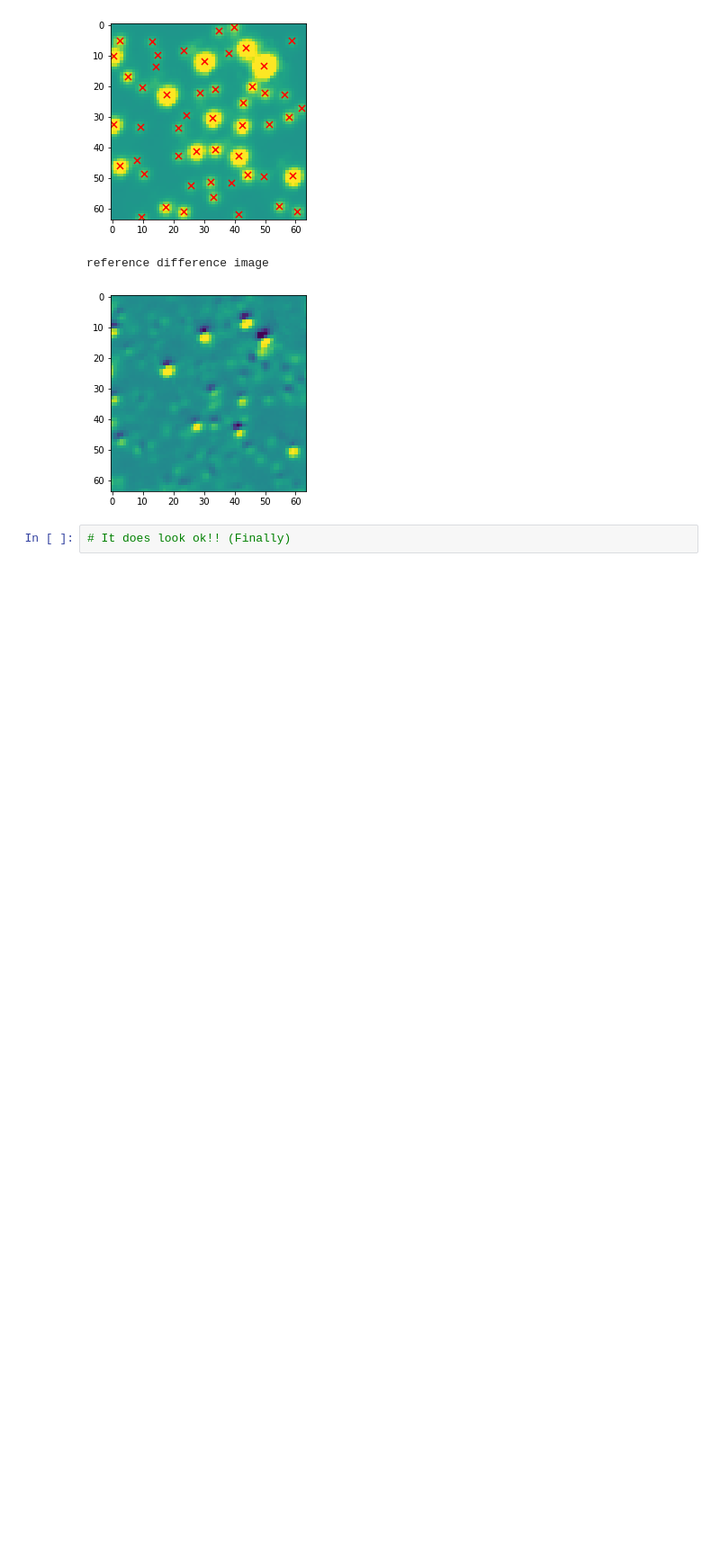
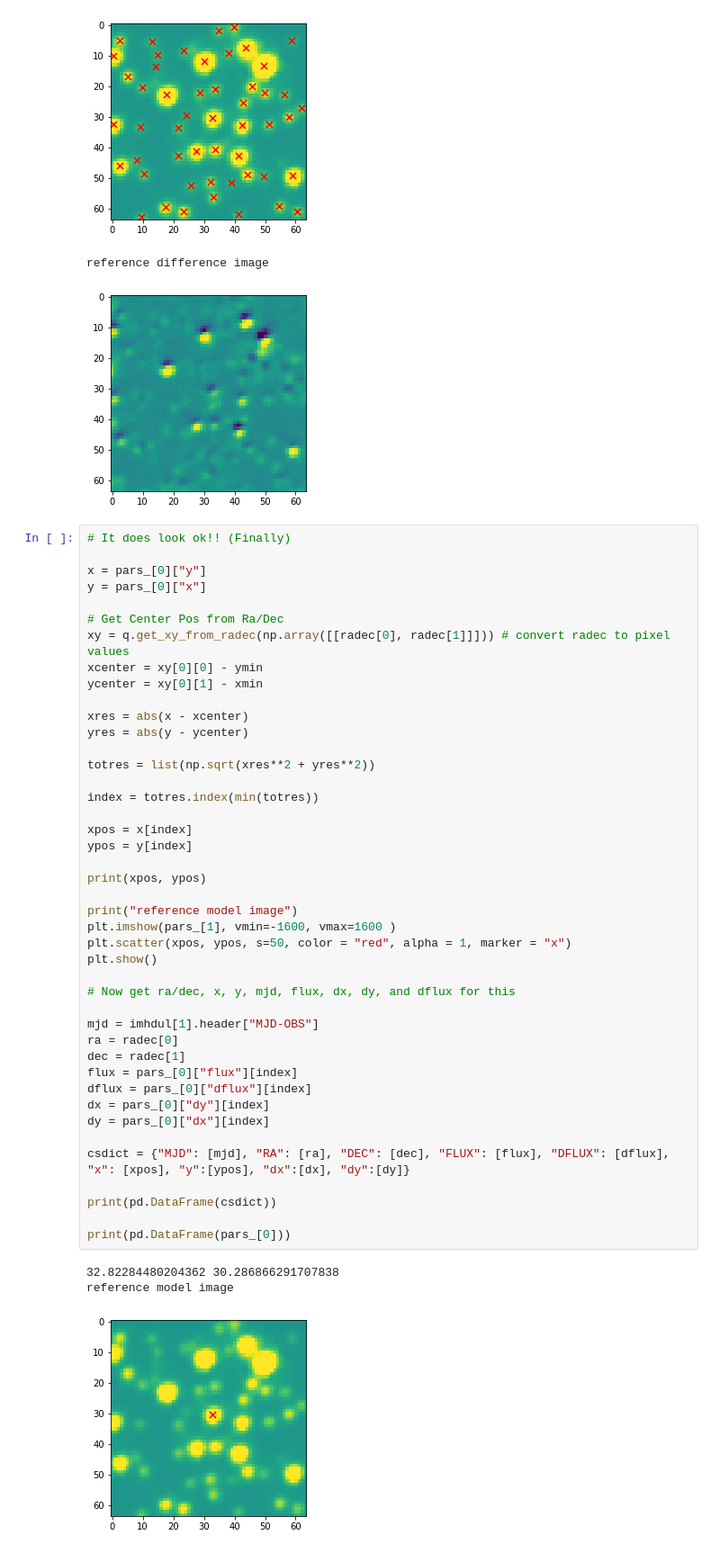
Before and after one commit to GarimaPrabhakar/crowdsource-practice, a Jupyter notebook: crowdsource/running_crowdsource.ipynb, the cells around one changed output. Shown: that part at 90% size. Saved outputs shown, nothing was run; the diff lists cells and outputs as text; blank space fills up the shorter version.

```diff
--- a/crowdsource/running_crowdsource.ipynb
+++ b/crowdsource/running_crowdsource.ipynb
@@ -146,3 +144,48 @@ reference difference image
 [figure]
 # %%
 # It does look ok!! (Finally)
+
+x = pars_[0]["y"]
+y = pars_[0]["x"]
+
+# Get Center Pos from Ra/Dec
+xy = q.get_xy_from_radec(np.array([[radec[0], radec[1]]])) # convert radec to pixel values
+xcenter = xy[0][0] - ymin
+ycenter = xy[0][1] - xmin
+
+xres = abs(x - xcenter)
+yres = abs(y - ycenter)
+
+totres = list(np.sqrt(xres**2 + yres**2))
+
+index = totres.index(min(totres))
+
+xpos = x[index]
+ypos = y[index]
+
+print(xpos, ypos)
+
+print("reference model image")
+plt.imshow(pars_[1], vmin=-1600, vmax=1600 )
+plt.scatter(xpos, ypos, s=50, color = "red", alpha = 1, marker = "x")
+plt.show()
+
+# Now get ra/dec, x, y, mjd, flux, dx, dy, and dflux for this
+
+mjd = imhdul[1].header["MJD-OBS"]
+ra = radec[0]
+dec = radec[1]
+flux = pars_[0]["flux"][index]
+dflux = pars_[0]["dflux"][index]
+dx = pars_[0]["dy"][index]
+dy = pars_[0]["dx"][index]
+
+csdict = {"MJD": [mjd], "RA": [ra], "DEC": [dec], "FLUX": [flux], "DFLUX": [dflux], "x": [xpos], "y":[ypos], "dx":[dx], "dy":[dy]}
+
+print(pd.DataFrame(csdict))
+
+print(pd.DataFrame(pars_[0]))
+# %% [output]
+32.82284480204362 30.286866291707838
+reference model image
+[figure, added]
```
Also changed, not shown: parts of 2 cells of this notebook, 1 other file.
